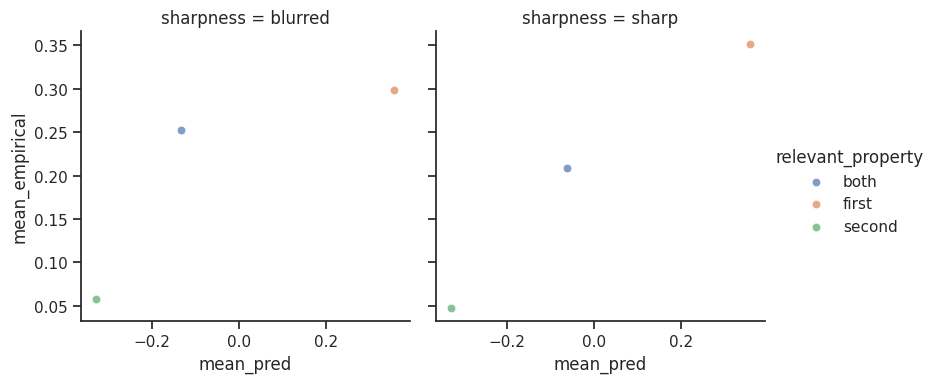
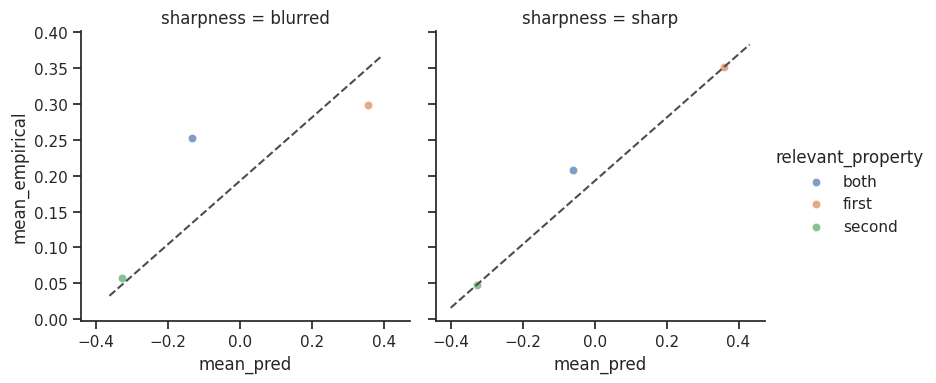
Code edit (unified diff) that turned the first committed figure into the second:
--- before
+++ after
@@ -3,4 +3,9 @@
 g = sns.FacetGrid(aggregated_df_pred, col="sharpness", hue="relevant_property", height=4)
 g.map(sns.scatterplot,"mean_pred", "mean_empirical", alpha=0.7)
+
+# Add a 45 degree line to each facet
+for ax in g.axes.flatten():
+    ax.plot(ax.get_xlim(), ax.get_ylim(), ls="--", c=".3")
+
 g.add_legend()
 

Commit: Created using Colaboratory